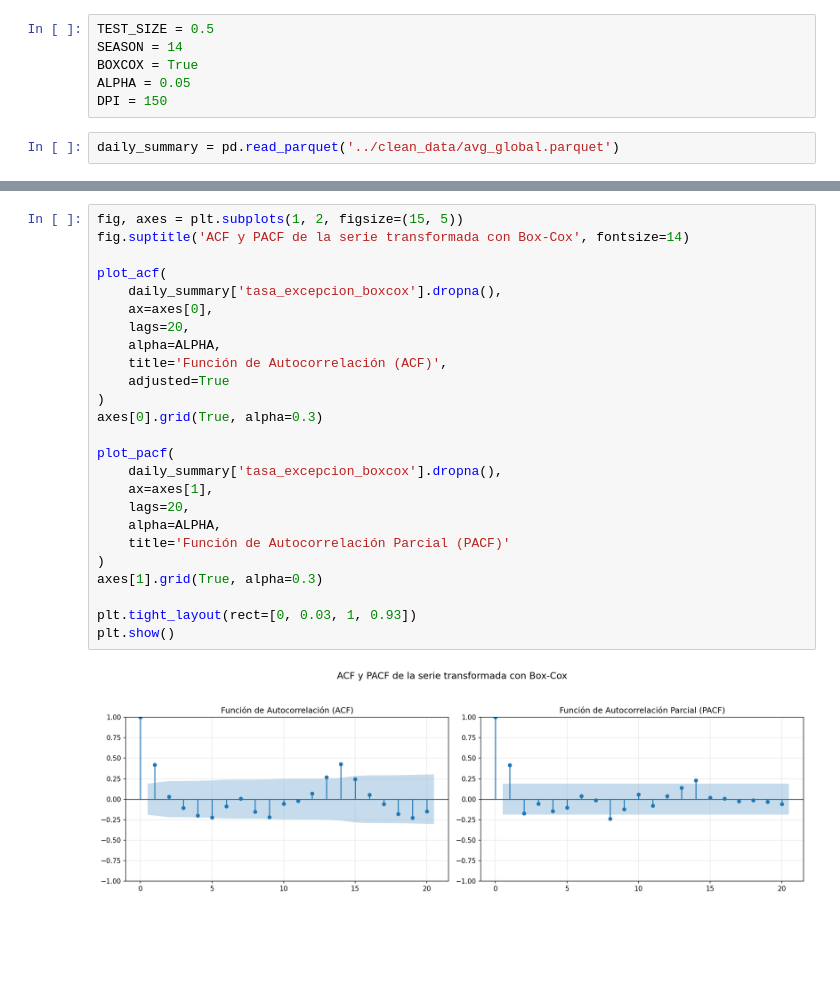
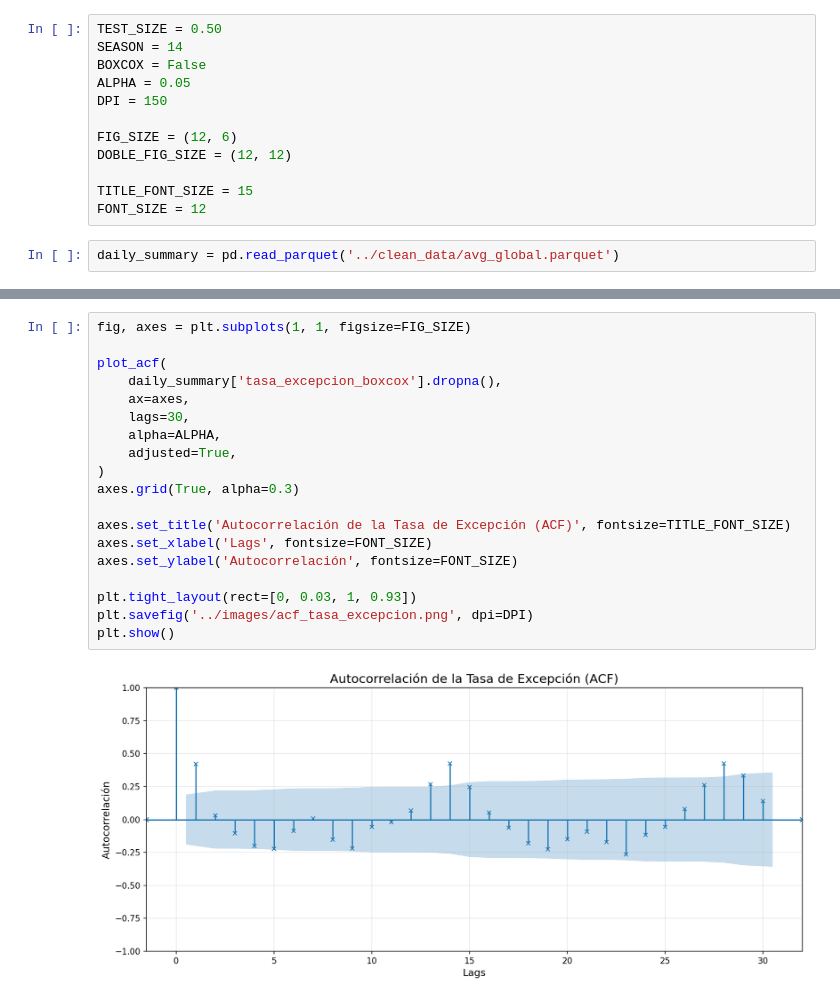
Before and after one commit to stgov/proyecto_de_grado-prediccion_de_fallas, a Jupyter notebook: notebooks/ETS.ipynb, the cells around one changed output, grey strips where cells are left out. Drawn from its saved outputs; the diff is of its cells as text; blank space fills up the shorter version.

```diff
--- a/notebooks/ETS.ipynb
+++ b/notebooks/ETS.ipynb
@@ -18,9 +16,15 @@ from sktime.performance_metrics.forecasting import mean_absolute_scaled_error
 # %%
-TEST_SIZE = 0.5
+TEST_SIZE = 0.50
 SEASON = 14
-BOXCOX = True
+BOXCOX = False
 ALPHA = 0.05
 DPI = 150
+
+FIG_SIZE = (12, 6)
+DOBLE_FIG_SIZE = (12, 12)
+
+TITLE_FONT_SIZE = 15
+FONT_SIZE = 12
 # %%
 daily_summary = pd.read_parquet('../clean_data/avg_global.parquet')
 # %%
@@ -68,30 +93,24 @@ Lambda óptima: 0.3555
 # %%
-fig, axes = plt.subplots(1, 2, figsize=(15, 5))
-fig.suptitle('ACF y PACF de la serie transformada con Box-Cox', fontsize=14)
+fig, axes = plt.subplots(1, 1, figsize=FIG_SIZE)
 
 plot_acf(
     daily_summary['tasa_excepcion_boxcox'].dropna(),
-    ax=axes[0],
-    lags=20,
+    ax=axes,
+    lags=30,
     alpha=ALPHA,
-    title='Función de Autocorrelación (ACF)',
-    adjusted=True
+    adjusted=True,
 )
-axes[0].grid(True, alpha=0.3)
+axes.grid(True, alpha=0.3)
 
-plot_pacf(
-    daily_summary['tasa_excepcion_boxcox'].dropna(),
-    ax=axes[1],
-    lags=20,
-    alpha=ALPHA,
-    title='Función de Autocorrelación Parcial (PACF)'
-)
-axes[1].grid(True, alpha=0.3)
+axes.set_title('Autocorrelación de la Tasa de Excepción (ACF)', fontsize=TITLE_FONT_SIZE)
+axes.set_xlabel('Lags', fontsize=FONT_SIZE)
+axes.set_ylabel('Autocorrelación', fontsize=FONT_SIZE)
 
 plt.tight_layout(rect=[0, 0.03, 1, 0.93])
+plt.savefig('../images/acf_tasa_excepcion.png', dpi=DPI)
 plt.show()
 # %% [output]
-[figure, old version]
+[figure, new version]
 # %%
 time_series = daily_summary['tasa_excepcion'].dropna()
 frequencies, power = periodogram(time_series, fs=1)
```
Also changed, not shown: parts of 12 cells of this notebook, 11 other files.
